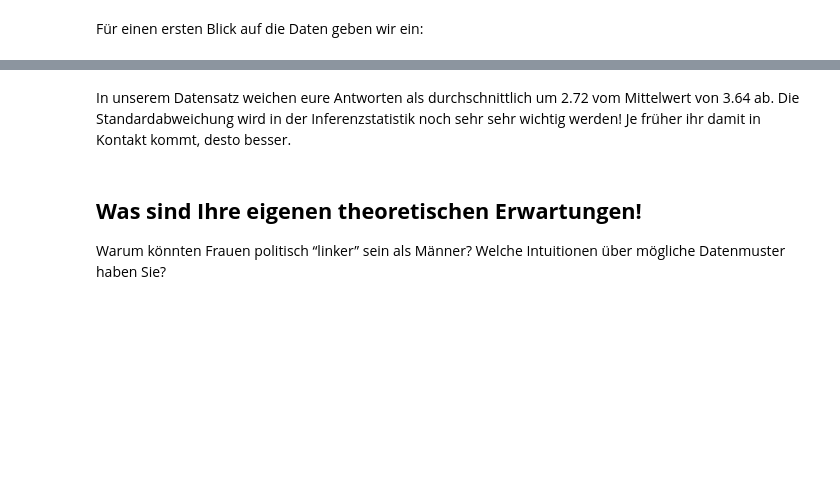
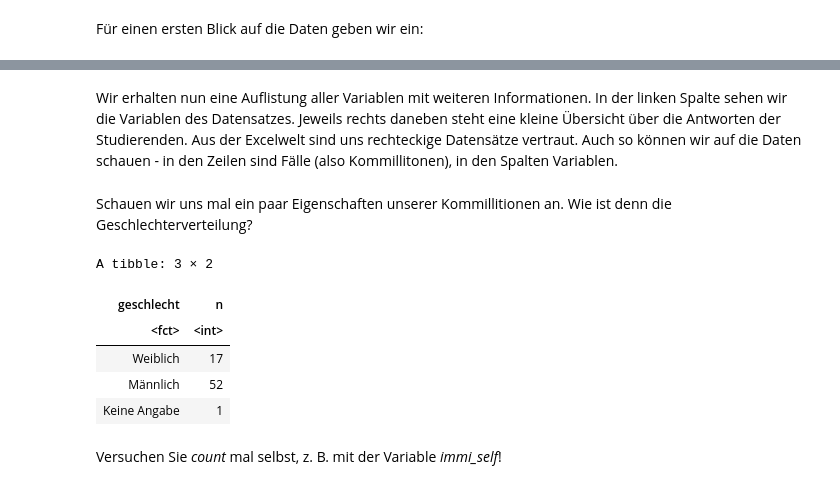
Before and after one commit to cstecker/politicsRLab, a Jupyter notebook: In welcher Blase bin ich denn hier gelandet?.ipynb, the cells around one changed output, grey strips where cells are left out. Cells and saved outputs as stored; diff of their text form; code cells hidden in the pictures; blank space fills up the shorter version.

```diff
--- a/In welcher Blase bin ich denn hier gelandet?.ipynb
+++ b/In welcher Blase bin ich denn hier gelandet?.ipynb
@@ -193,6 +46,3 @@ sd(survey$klim_self)
-# %% [markdown]
-In unserem Datensatz weichen eure Antworten als durchschnittlich um 2.72 vom Mittelwert von 3.64 ab. Die Standardabweichung wird in der Inferenzstatistik noch sehr sehr wichtig werden! Je früher ihr damit in Kontakt kommt, desto besser.
-# %% [markdown]
-## **Was sind Ihre eigenen theoretischen Erwartungen!**
-
-Warum könnten Frauen politisch “linker” sein als Männer? Welche Intuitionen über mögliche Datenmuster haben Sie?
+# %% [markdown]
+Wir erhalten nun eine Auflistung aller Variablen mit weiteren Informationen. In der linken Spalte sehen wir die Variablen des Datensatzes. Jeweils rechts daneben steht eine kleine Übersicht über die Antworten der Studierenden.
+Aus der Excelwelt sind uns rechteckige Datensätze vertraut. Auch so können wir auf die Daten schauen - in den Zeilen sind Fälle (also Kommillitonen), in den Spalten Variablen.
@@ -198,0 +51,13 @@ Warum könnten Frauen politisch “linker” sein als Männer? Welche Intuitione
+# %% [markdown]
+Schauen wir uns mal ein paar Eigenschaften unserer Kommillitionen an. Wie ist denn die Geschlechterverteilung?
+# %%
+survey %>% count(geschlecht)
+# %% [output]
+A tibble: 3 × 2
+| geschlecht | n |
+| <fct> | <int> |
+| Weiblich | 17 |
+| Männlich | 52 |
+| Keine Angabe | 1 |
+# %% [markdown]
+Versuchen Sie *count* mal selbst, z. B. mit der Variable *immi_self*!
```
Also changed, not shown: parts of 54 cells of this notebook.
